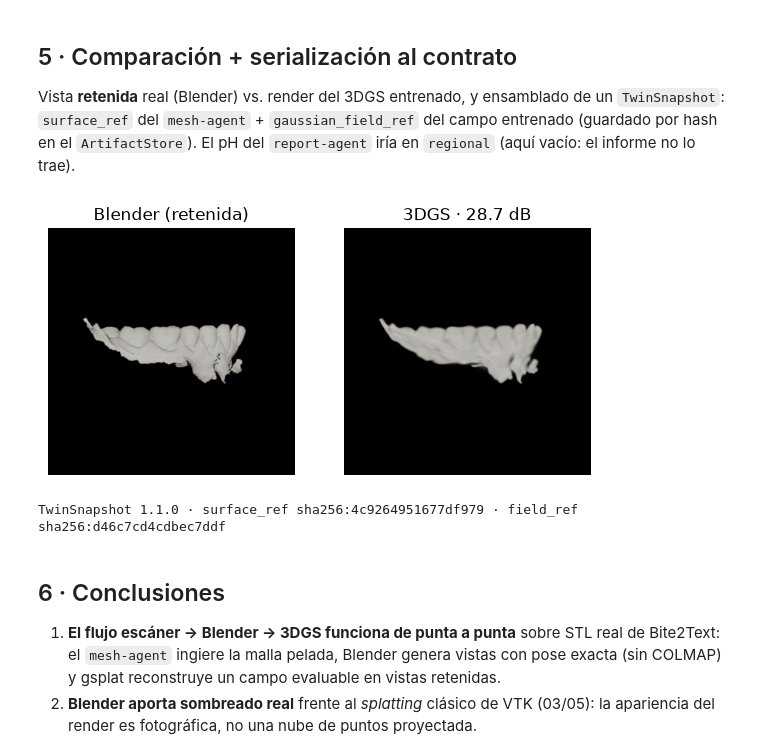
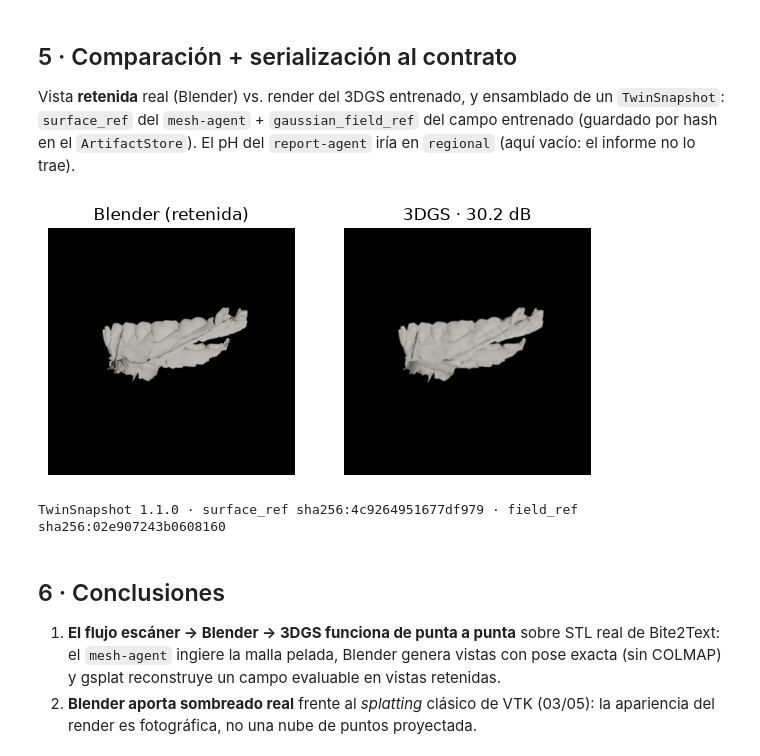
Before and after one commit to ANFAIA/Agentic-Smart-Health, a Jupyter notebook: notebooks/07-bite2text-blender-3dgs.ipynb, the cells around one changed output. Saved outputs shown, nothing was run; the diff lists cells and outputs as text; code cells hidden in the pictures.

```diff
--- a/notebooks/07-bite2text-blender-3dgs.ipynb
+++ b/notebooks/07-bite2text-blender-3dgs.ipynb
@@ -156,7 +156,7 @@ P = surf['positions'].astype(np.float32)
 c = (P.min(0) + P.max(0)) / 2
 P = (P - c) * (2.0 / (P.max(0) - P.min(0)).max())          # idéntica a Blender
 rng = np.random.default_rng(0)
-sel = rng.choice(len(P), min(40000, len(P)), replace=False)
+sel = rng.choice(len(P), min(150000, len(P)), replace=False)
 means = torch.tensor(P[sel], device=dev, requires_grad=True)
 N = means.shape[0]
 d = torch.cdist(means.detach()[:2000], means.detach()[:2000]).topk(4, largest=False).values[:,1:].mean()
@@ -179,36 +179,44 @@ W = H = T['w']
 fx = 0.5 * W / math.tan(0.5 * T['camera_angle_x'])
 K = torch.tensor([[fx,0,W/2],[0,fx,H/2],[0,0,1]], dtype=torch.float32, device=dev)
 flip = torch.tensor([[1,0,0,0],[0,-1,0,0],[0,0,-1,0],[0,0,0,1]], dtype=torch.float32)  # GL->CV
-imgs, viewmats = [], []
-for fr in T['frames']:
+# Con miles de vistas @512, las imágenes NO caben cómodas en GPU (~5 GB): se
+# quedan en CPU y se sube a GPU solo la vista del paso actual.
+viewmats = []
+imgs_cpu = torch.empty((len(T['frames']), H, W, 3), dtype=torch.float32)
+for k, fr in enumerate(T['frames']):
     rgba = np.asarray(Image.open(OUT/fr['file_path']).convert('RGBA'), np.float32)/255.0
-    imgs.append(torch.from_numpy(rgba[...,:3]*rgba[...,3:4]))              # componer sobre negro
+    imgs_cpu[k] = torch.from_numpy(rgba[...,:3]*rgba[...,3:4])              # sobre negro
     c2w = torch.tensor(fr['transform_matrix'], dtype=torch.float32) @ flip
     viewmats.append(torch.linalg.inv(c2w))
-imgs = torch.stack(imgs).to(dev); viewmats = torch.stack(viewmats).to(dev)
-idx = np.arange(len(imgs)); test = idx[::4]; train = np.setdiff1d(idx, test)
-print(f'{len(train)} train · {len(test)} holdout')
+viewmats = torch.stack(viewmats).to(dev)
+idx = np.arange(len(T['frames'])); test = idx[::4]; train = np.setdiff1d(idx, test)
+# subconjunto FIJO para la curva de PSNR (evaluar las 400 retenidas cada vez sería carísimo)
+rng2 = np.random.default_rng(1)
+eval_test = rng2.choice(test, min(24, len(test)), replace=False)
+eval_train = rng2.choice(train, min(24, len(train)), replace=False)
+print(f'{len(train)} train · {len(test)} holdout · PSNR sobre {len(eval_test)} retenidas fijas')
 
 def render(vm):
     out,_,_ = rasterization(means, torch.nn.functional.normalize(quats,dim=-1),
         torch.exp(log_scales), torch.sigmoid(opac), torch.sigmoid(col), vm[None], K[None], W, H)
     return out[0]
-def psnr(a,b): return -10*math.log10(((a-b)**2).mean().item()+1e-10)
+def psnr_at(js):
+    with torch.no_grad():
+        return float(np.mean([-10*math.log10(((render(viewmats[j])-imgs_cpu[j].to(dev))**2)
+                              .mean().item()+1e-10) for j in js]))
 
 opt = torch.optim.Adam([
     {'params':[means],'lr':1e-3},{'params':[log_scales],'lr':5e-3},{'params':[quats],'lr':1e-3},
     {'params':[opac],'lr':5e-2},{'params':[col],'lr':1e-2}])
 torch.manual_seed(0)
-ITERS = 1500; curve=[]
+ITERS = 6000; curve=[]
 t=time.perf_counter()
 for it in range(ITERS):
     i = int(np.random.choice(train))
-    loss = (render(viewmats[i]) - imgs[i]).abs().mean()
+    loss = (render(viewmats[i]) - imgs_cpu[i].to(dev)).abs().mean()
     opt.zero_grad(); loss.backward(); opt.step()
-    if it % 250 == 0 or it == ITERS-1:
-        with torch.no_grad():
-            pt = float(np.mean([psnr(render(viewmats[j]), imgs[j]) for j in test]))
-            ptr = float(np.mean([psnr(render(viewmats[j]), imgs[j]) for j in train]))
-        curve.append((it, ptr, pt)); print(f'it {it:4d}  L1 {loss.item():.4f}  train {ptr:.2f}  holdout {pt:.2f} dB')
+    if it % 500 == 0 or it == ITERS-1:
+        ptr, pt = psnr_at(eval_train), psnr_at(eval_test)
+        curve.append((it, ptr, pt)); print(f'it {it:5d}  L1 {loss.item():.4f}  train {ptr:.2f}  holdout {pt:.2f} dB')
 print(f'entrenamiento: {time.perf_counter()-t:.1f}s')
 # %% [output]
@@ -238,11 +252,11 @@ en `regional` (aquí vacío: el informe no lo trae).
 # %%
 j = int(test[len(test)//2])
 with torch.no_grad(): pred = render(viewmats[j]).clamp(0,1).cpu().numpy()
 fig, ax = plt.subplots(1,2, figsize=(7,3.5))
-ax[0].imshow(imgs[j].cpu().numpy()); ax[0].set_title('Blender (retenida)'); ax[0].axis('off')
+ax[0].imshow(imgs_cpu[j].numpy()); ax[0].set_title('Blender (retenida)'); ax[0].axis('off')
 ax[1].imshow(pred); ax[1].set_title(f'3DGS · {curve[-1][2]:.1f} dB'); ax[1].axis('off'); plt.show()
 # %% [output]
-[figure, old version]
+[figure, new version]
 # %%
 from datetime import datetime, timezone
 from core_schemas import TwinSnapshot, Provenance, Modality
@@ -260,7 +274,7 @@ snap = TwinSnapshot(
 (OUT/'twin_snapshot.json').write_text(json.dumps(snap.model_dump(mode='json'), indent=1, ensure_ascii=False))
 print('TwinSnapshot', snap.schema_version, '· surface_ref', snap.surface_ref[:24], '· field_ref', snap.gaussian_field_ref[:24])
 # %% [output]
-TwinSnapshot 1.1.0 · surface_ref sha256:4c9264951677df979 · field_ref sha256:d46c7cd4cdbec7ddf
+TwinSnapshot 1.1.0 · surface_ref sha256:4c9264951677df979 · field_ref sha256:02e907243b0608160
 # %% [markdown]
 ## 6 · Conclusiones
 
```
Also changed, not shown: parts of 5 cells of this notebook, 1 other file.
